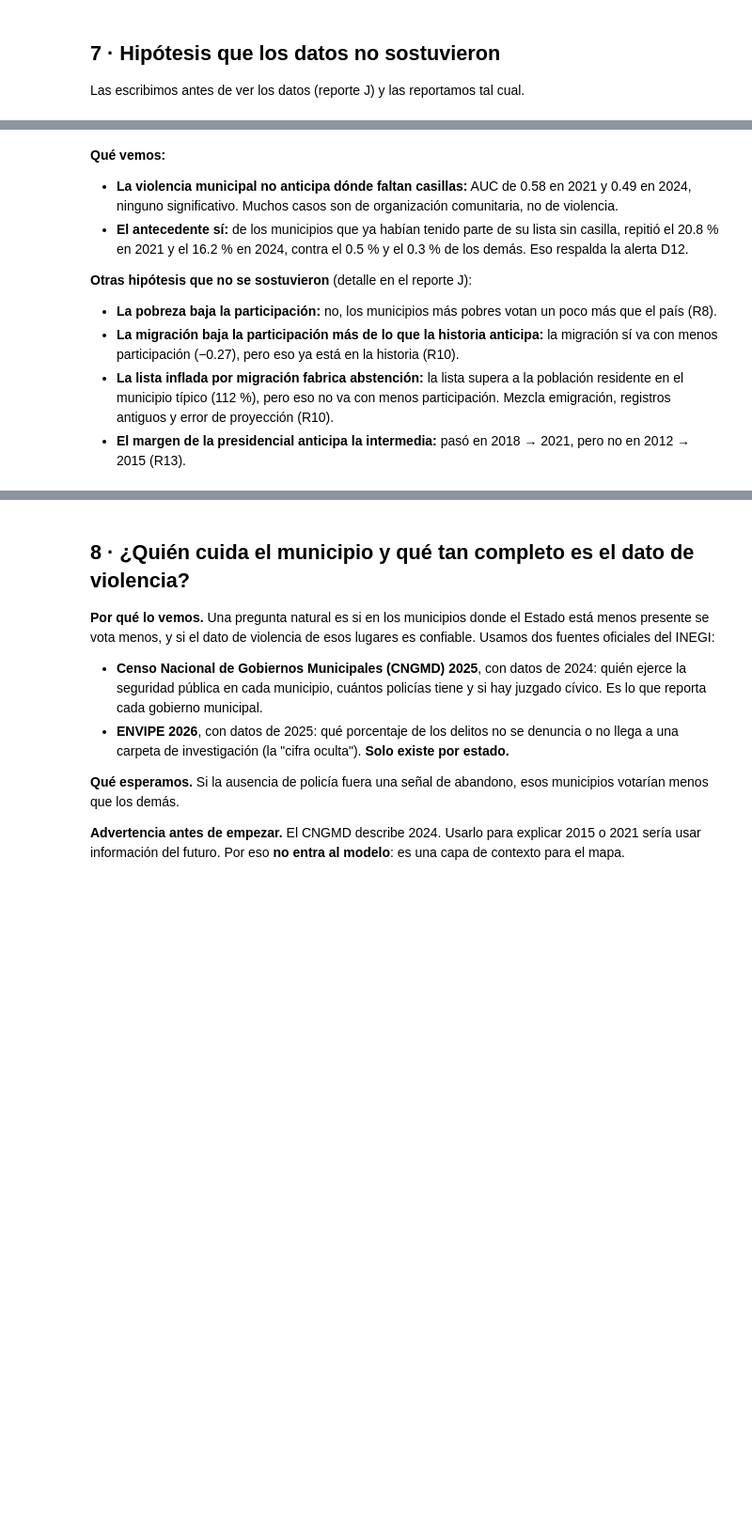
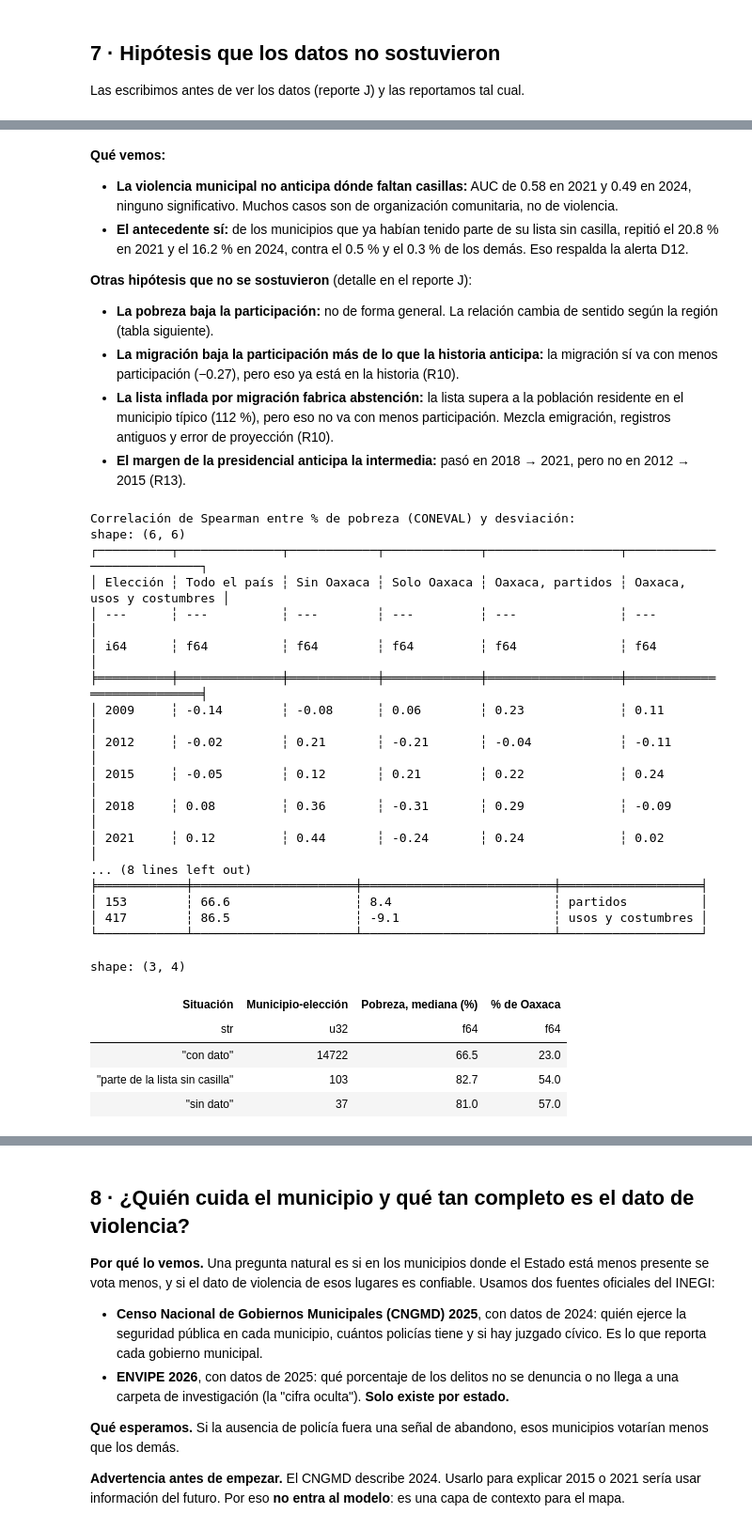
Before and after one commit to JorgeTato99/ine-hackathon-2026, a Jupyter notebook: notebooks/03b_variables_externas_y_patrones.ipynb, the cells around one changed output, grey strips where cells are left out. Shown at 94% size. Saved outputs shown, nothing was run; the diff lists cells and outputs as text; code cells hidden in the pictures; blank space fills up the shorter version.

```diff
--- a/notebooks/03b_variables_externas_y_patrones.ipynb
+++ b/notebooks/03b_variables_externas_y_patrones.ipynb
@@ -635,7 +635,56 @@ shape: (2, 6)
 
 **Otras hipótesis que no se sostuvieron** (detalle en el reporte J):
 
-- **La pobreza baja la participación:** no, los municipios más pobres votan un poco más que el país (R8).
+- **La pobreza baja la participación:** no de forma general. La relación cambia de sentido según la región (tabla siguiente).
 - **La migración baja la participación más de lo que la historia anticipa:** la migración sí va con menos participación (−0.27), pero eso ya está en la historia (R10).
 - **La lista inflada por migración fabrica abstención:** la lista supera a la población residente en el municipio típico (112 %), pero eso no va con menos participación. Mezcla emigración, registros antiguos y error de proyección (R10).
 - **El margen de la presidencial anticipa la intermedia:** pasó en 2018 → 2021, pero no en 2012 → 2015 (R13).
+# %%
+# La pobreza, con más detalle: ¿por qué casi no se correlaciona a nivel nacional si Oaxaca es pobre y vota menos?
+pobreza_municipal = pl.read_parquet(E / 'coneval_pobreza_municipal.parquet').select('cvegeo', pl.col('anio').alias('anio_pobreza'), 'pobreza_pct')
+ANIO_POBREZA = {2009: 2010, 2012: 2010, 2015: 2015, 2018: 2015, 2021: 2020, 2024: 2020}
+con_pobreza = (panel.with_columns(anio_pobreza=pl.col('AELEC').replace_strict(ANIO_POBREZA)).join(pobreza_municipal, on=['cvegeo', 'anio_pobreza'], how='left')
+               .with_columns(oaxaca=pl.col('cvegeo').str.starts_with('20'), sni=pl.col('es_sni').fill_null(False)))
+def rho(d):
+    d = d.drop_nulls(['pobreza_pct', 'desviacion'])
+    return round(spearmanr(d['pobreza_pct'], d['desviacion']).statistic, 2)
+filas = []
+for a in [2009, 2012, 2015, 2018, 2021, 2024]:
+    d = con_pobreza.filter(pl.col('AELEC') == a)
+    filas.append({'Elección': a, 'Todo el país': rho(d), 'Sin Oaxaca': rho(d.filter(~pl.col('oaxaca'))), 'Solo Oaxaca': rho(d.filter(pl.col('oaxaca'))),
+                  'Oaxaca, partidos': rho(d.filter(pl.col('oaxaca'), ~pl.col('sni'))), 'Oaxaca, usos y costumbres': rho(d.filter(pl.col('sni')))})
+print('Correlación de Spearman entre % de pobreza (CONEVAL) y desviación:')
+print(pl.DataFrame(filas))
+print('Oaxaca, 2024:')
+print(con_pobreza.filter(pl.col('oaxaca'), pl.col('AELEC') == 2024).group_by('sni').agg(
+    pl.len().alias('Municipios'), pl.col('pobreza_pct').median().round(1).alias('Pobreza, mediana (%)'),
+    pl.col('desviacion').median().round(1).alias('Desviación, mediana (pp)')).sort('sni').with_columns(
+    pl.col('sni').replace_strict({True: 'usos y costumbres', False: 'partidos'}).alias('Régimen')).drop('sni'))
+(con_pobreza.with_columns(grupo=pl.when(pl.col('sin_casilla')).then(pl.lit('parte de la lista sin casilla'))
+                          .when(pl.col('participacion').is_null()).then(pl.lit('sin dato')).otherwise(pl.lit('con dato')))
+ .group_by('grupo').agg(pl.len().alias('Municipio-elección'), pl.col('pobreza_pct').median().round(1).alias('Pobreza, mediana (%)'),
+                        (pl.col('oaxaca').mean() * 100).round(0).alias('% de Oaxaca')).sort('grupo').rename({'grupo': 'Situación'}))
+# %% [output]
+Correlación de Spearman entre % de pobreza (CONEVAL) y desviación:
+shape: (6, 6)
+┌──────────┬──────────────┬────────────┬─────────────┬──────────────────┬───────────────────────────┐
+│ Elección ┆ Todo el país ┆ Sin Oaxaca ┆ Solo Oaxaca ┆ Oaxaca, partidos ┆ Oaxaca, usos y costumbres │
+│ ---      ┆ ---          ┆ ---        ┆ ---         ┆ ---              ┆ ---                       │
+│ i64      ┆ f64          ┆ f64        ┆ f64         ┆ f64              ┆ f64                       │
+╞══════════╪══════════════╪════════════╪═════════════╪══════════════════╪═══════════════════════════╡
+│ 2009     ┆ -0.14        ┆ -0.08      ┆ 0.06        ┆ 0.23             ┆ 0.11                      │
+│ 2012     ┆ -0.02        ┆ 0.21       ┆ -0.21       ┆ -0.04            ┆ -0.11                     │
+│ 2015     ┆ -0.05        ┆ 0.12       ┆ 0.21        ┆ 0.22             ┆ 0.24                      │
+│ 2018     ┆ 0.08         ┆ 0.36       ┆ -0.31       ┆ 0.29             ┆ -0.09                     │
+│ 2021     ┆ 0.12         ┆ 0.44       ┆ -0.24       ┆ 0.24             ┆ 0.02                      │
+... (8 lines left out)
+╞════════════╪══════════════════════╪══════════════════════════╪═══════════════════╡
+│ 153        ┆ 66.6                 ┆ 8.4                      ┆ partidos          │
+│ 417        ┆ 86.5                 ┆ -9.1                     ┆ usos y costumbres │
+└────────────┴──────────────────────┴──────────────────────────┴───────────────────┘
+shape: (3, 4)
+| Situación | Municipio-elección | Pobreza, mediana (%) | % de Oaxaca |
+| str | u32 | f64 | f64 |
+| "con dato" | 14722 | 66.5 | 23.0 |
+| "parte de la lista sin casilla" | 103 | 82.7 | 54.0 |
+| "sin dato" | 37 | 81.0 | 57.0 |
```
Also changed, not shown: parts of 3 cells of this notebook, 3 other files.
